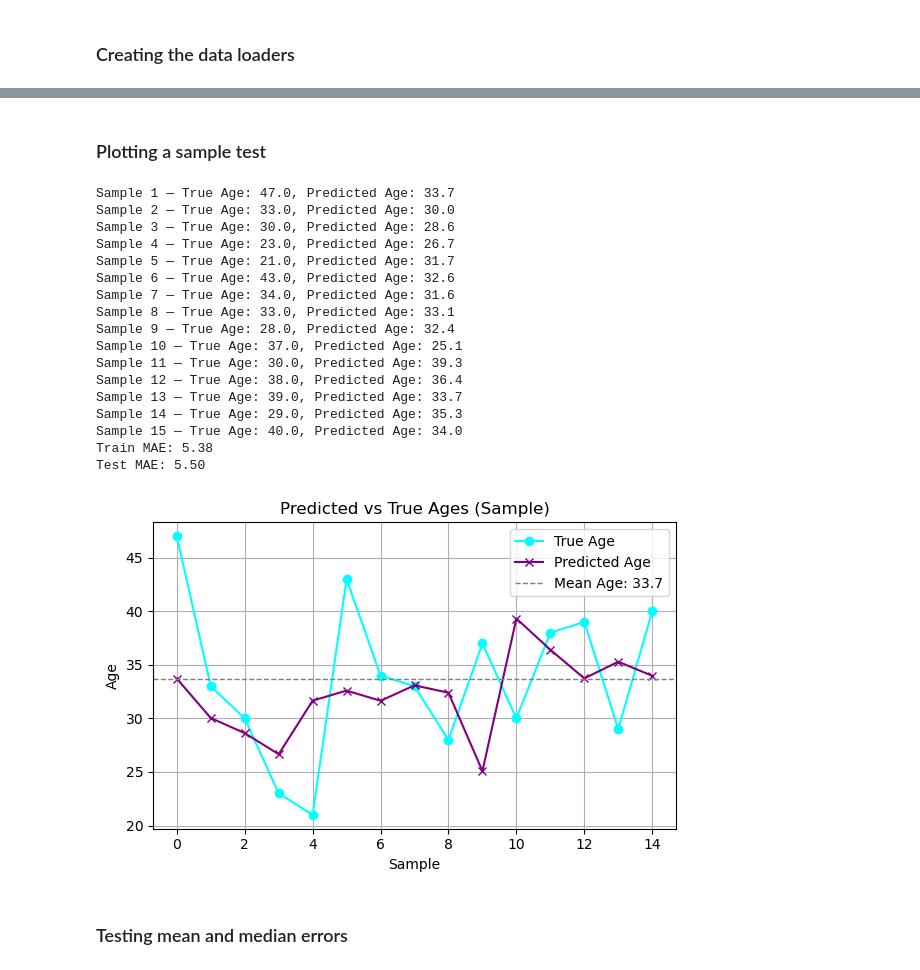
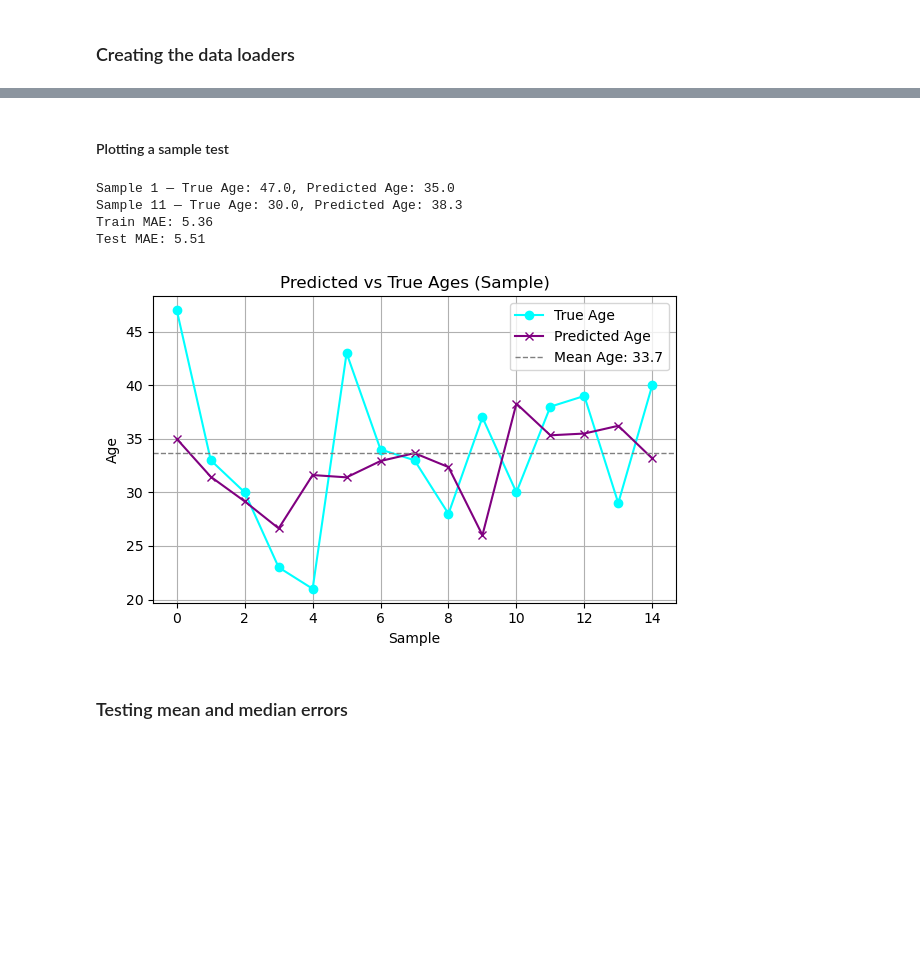
Before and after one commit to shpingus/OkCupidAnalysis, a Jupyter notebook: Playing with Database.ipynb, the cells around one changed output, grey strips where cells are left out. Saved outputs shown, nothing was run; the diff lists cells and outputs as text; code cells hidden in the pictures; blank space fills up the shorter version.

```diff
--- a/Playing with Database.ipynb
+++ b/Playing with Database.ipynb
@@ -325,60 +738,13 @@ Epoch 10/10 - Train Loss: 0.7039 | Val Loss: 0.7102
 # %% [markdown]
-### Plotting a sample test
+#### Plotting a sample test
 # %%
-from matplotlib import pyplot as plt
-from sklearn.metrics import mean_absolute_error as mae
-
-model.eval()
-with torch.no_grad():
-    train_preds = model.predict(X_train.values)
-    test_preds = model.predict(X_test.values)
-
-train_mae = mae(np.expm1(y_train.values), train_preds)
-test_mae = mae(np.expm1(y_test.values), test_preds)
-
-
-sample_X = X_test.sample(15, random_state=69)
-sample_true_ages = np.expm1(y_test.loc[sample_X.index].values)
-model.eval()
-with torch.no_grad():
-    outputs = model.predict(sample_X.values)
-for i, (true_age, pred_age) in enumerate(zip(sample_true_ages, outputs)):
-    print(f"Sample {i + 1} — True Age: {true_age:.1f}, Predicted Age: {pred_age:.1f}")
-
-print(f"Train MAE: {train_mae:.2f}")
-print(f"Test MAE: {test_mae:.2f}")
-
-plt.figure(figsize=(6, 4))
-plt.plot(sample_true_ages, label='True Age', marker='o', color='cyaN')
-plt.plot(outputs, label='Predicted Age', marker='x', color='purple')
-plt.axhline(sample_true_ages.mean(), color='gray', linestyle='--', linewidth=1,
-            label=f'Mean Age: {sample_true_ages.mean():.1f}')
-plt.title('Predicted vs True Ages (Sample)')
-plt.legend()
-plt.xlabel('Sample')
-plt.ylabel('Age')
-plt.grid(True)
-plt.tight_layout()
-plt.show()
+plot_model_performance(new_model)
 # %% [output]
-Sample 1 — True Age: 47.0, Predicted Age: 33.7
-Sample 2 — True Age: 33.0, Predicted Age: 30.0
-Sample 3 — True Age: 30.0, Predicted Age: 28.6
-Sample 4 — True Age: 23.0, Predicted Age: 26.7
-Sample 5 — True Age: 21.0, Predicted Age: 31.7
-Sample 6 — True Age: 43.0, Predicted Age: 32.6
-Sample 7 — True Age: 34.0, Predicted Age: 31.6
-Sample 8 — True Age: 33.0, Predicted Age: 33.1
-Sample 9 — True Age: 28.0, Predicted Age: 32.4
-Sample 10 — True Age: 37.0, Predicted Age: 25.1
-Sample 11 — True Age: 30.0, Predicted Age: 39.3
-Sample 12 — True Age: 38.0, Predicted Age: 36.4
-Sample 13 — True Age: 39.0, Predicted Age: 33.7
-Sample 14 — True Age: 29.0, Predicted Age: 35.3
-Sample 15 — True Age: 40.0, Predicted Age: 34.0
-Train MAE: 5.38
-Test MAE: 5.50
+Sample 1 — True Age: 47.0, Predicted Age: 35.0
+Sample 11 — True Age: 30.0, Predicted Age: 38.3
+Train MAE: 5.36
+Test MAE: 5.51
-[figure, old version]
+[figure, new version]
 # %% [markdown]
 ### Testing mean and median errors
 # %%
```
Also changed, not shown: parts of 31 cells of this notebook.
